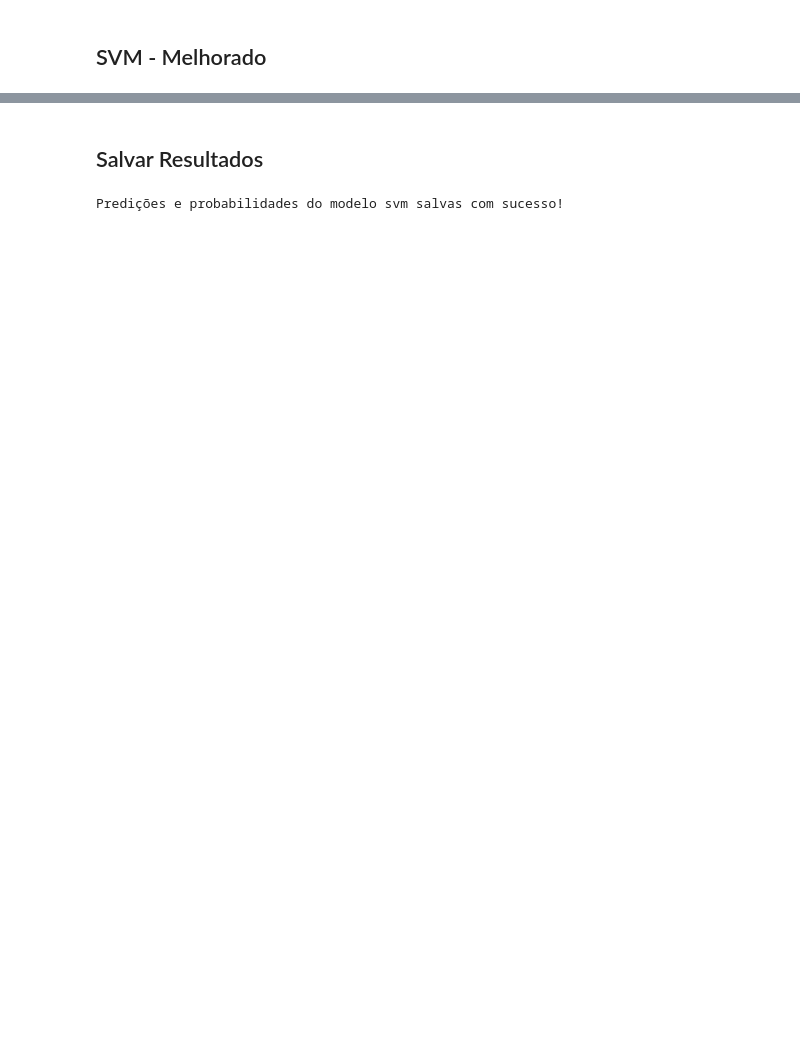
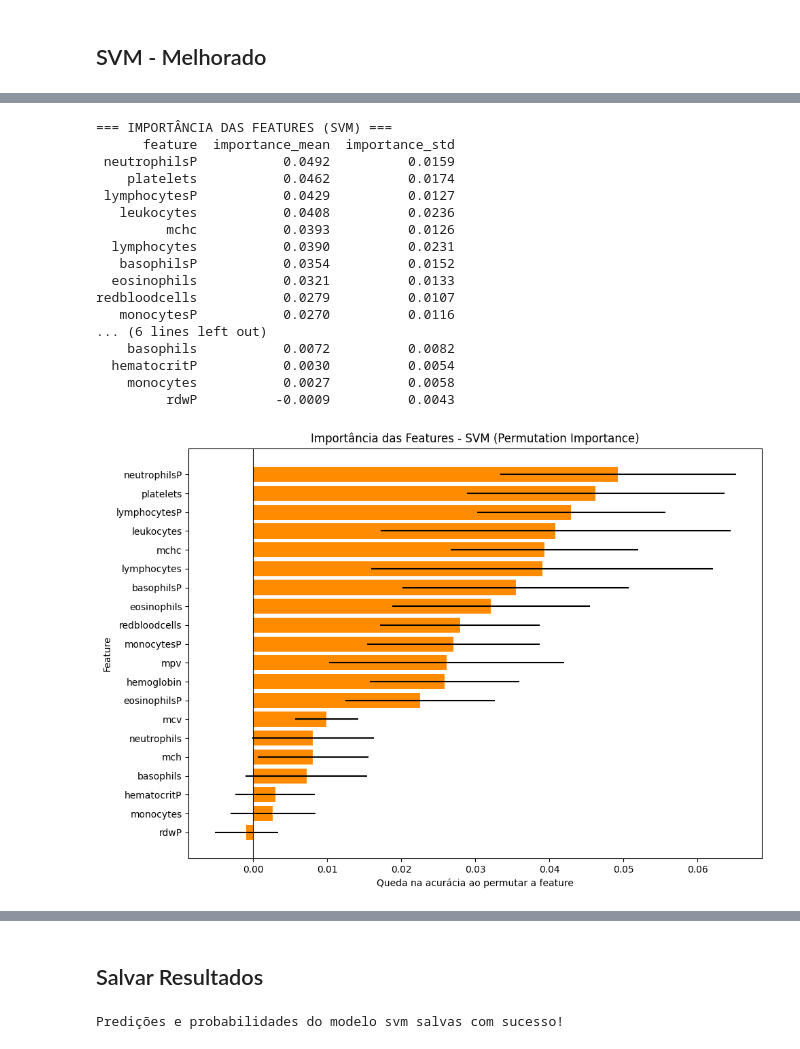
Before and after one commit to RenanCatini/cbc_covid19, a Jupyter notebook: notebooks/05_svm.ipynb, the cells around one changed output, grey strips where cells are left out. Saved outputs shown, nothing was run; the diff lists cells and outputs as text; code cells hidden in the pictures; blank space fills up the shorter version.

```diff
--- a/notebooks/05_svm.ipynb
+++ b/notebooks/05_svm.ipynb
@@ -177,6 +160,65 @@ fig.show()
 
 fig = optuna.visualization.plot_optimization_history(study)
 fig.show()
+# %%
+from sklearn.inspection import permutation_importance
+import pandas as pd
+import matplotlib.pyplot as plt
+
+# Importância por permutação: mede a queda na acurácia ao embaralhar cada feature
+perm = permutation_importance(
+    best_svm,
+    X_test,
+    y_test.values.ravel(),
+    n_repeats=30,
+    random_state=42,
+    scoring='accuracy'
+)
+
+feature_names = X_train.columns.tolist()
+importancia = pd.DataFrame({
+    'feature': feature_names,
+    'importance_mean': perm.importances_mean,
+    'importance_std': perm.importances_std,
+}).sort_values('importance_mean', ascending=False)
+
+print('=== IMPORTÂNCIA DAS FEATURES (SVM) ===')
+print(importancia.round(4).to_string(index=False))
+
+plt.figure(figsize=(10, max(6, 0.35 * len(feature_names))))
+plt.barh(
+    importancia['feature'],
+    importancia['importance_mean'],
+    xerr=importancia['importance_std'],
+    align='center',
+    color='darkorange'
+)
+plt.axvline(0, color='black', linewidth=0.8)
+plt.title('Importância das Features - SVM (Permutation Importance)')
+plt.xlabel('Queda na acurácia ao permutar a feature')
+plt.ylabel('Feature')
+plt.gca().invert_yaxis()
+plt.tight_layout()
+plt.show()
+# %% [output]
+=== IMPORTÂNCIA DAS FEATURES (SVM) ===
+      feature  importance_mean  importance_std
+ neutrophilsP           0.0492          0.0159
+    platelets           0.0462          0.0174
+ lymphocytesP           0.0429          0.0127
+   leukocytes           0.0408          0.0236
+         mchc           0.0393          0.0126
+  lymphocytes           0.0390          0.0231
+   basophilsP           0.0354          0.0152
+  eosinophils           0.0321          0.0133
+redbloodcells           0.0279          0.0107
+   monocytesP           0.0270          0.0116
+... (6 lines left out)
+    basophils           0.0072          0.0082
+  hematocritP           0.0030          0.0054
+    monocytes           0.0027          0.0058
+         rdwP          -0.0009          0.0043
+[figure, added]
 # %%
 # Fazendo as Previsões
 y_pred_best = best_svm.predict(X_test)
```
Also changed, not shown: parts of 3 cells of this notebook, 11 other files.
